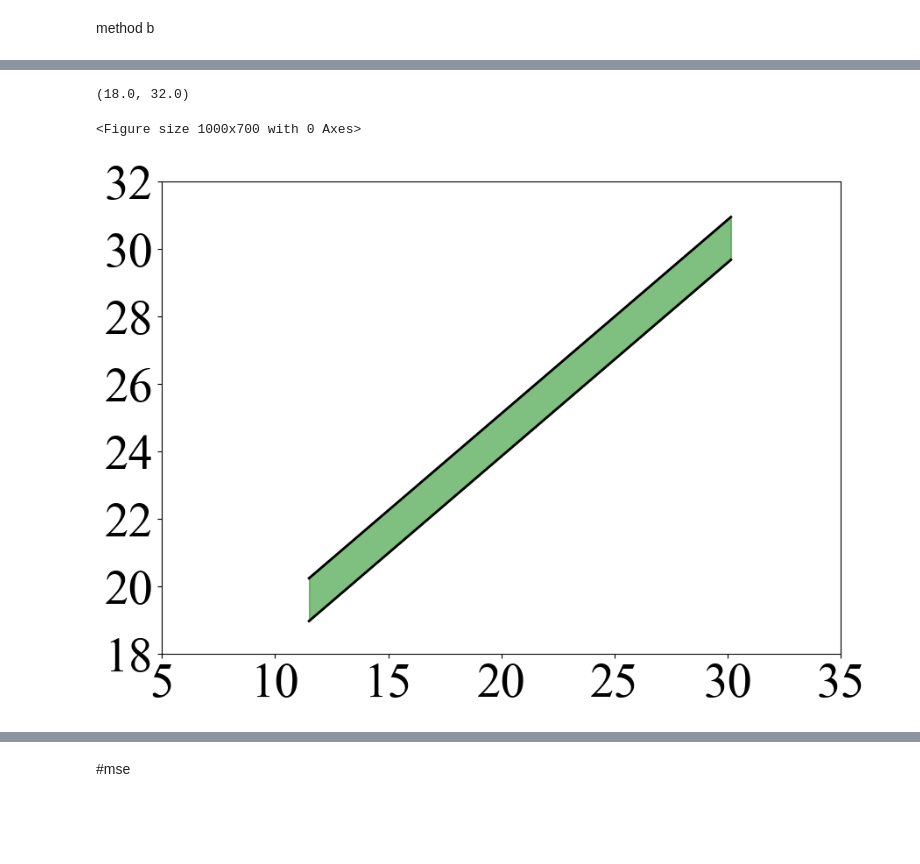
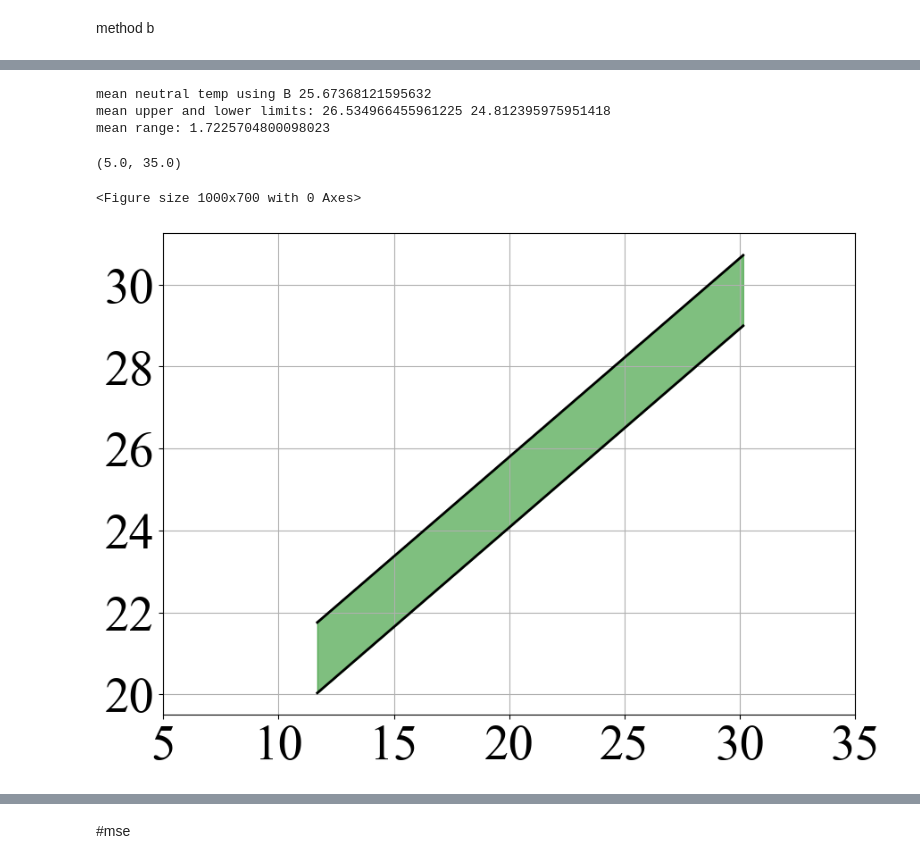
Before and after one commit to ruijis/causal-thinking-neutral-temperature, a Jupyter notebook: two-linear-regressions.ipynb, the cells around one changed output, grey strips where cells are left out. Saved outputs shown, nothing was run; the diff lists cells and outputs as text; code cells hidden in the pictures; blank space fills up the shorter version.

```diff
--- a/two-linear-regressions.ipynb
+++ b/two-linear-regressions.ipynb
@@ -423,8 +423,8 @@ def neutral_temp_a(bldg):
         intercept = lm_result.params['Intercept']
         # check whether the slope is significant
         if lm_result.pvalues['top'] < 0.05:
-            a = lm_result.params['top']
-            b = lm_result.params['Intercept']
+            a = slope
+            b = intercept
             n_t = -b / a
             t_80_up = (0.85-b)/a
             t_80_low = (-0.85-b)/a
@@ -442,9 +442,9 @@ def neutral_temp_b(bldg):
         slope = lm_result.params['thermal_sensation']
         intercept = lm_result.params['Intercept']
         # check whether the slope is significant
-        if lm_result.pvalues['Intercept'] < 0.05:
-            a = lm_result.params['thermal_sensation']
-            b = lm_result.params['Intercept']
+        if lm_result.pvalues['thermal_sensation'] < 0.05:
+            a = slope
+            b = intercept
             n_t = b
             t_80_up = 0.85*a + b
             t_80_low = (-0.85)*a + b
@@ -730,7 +762,7 @@ print(len(df_bldg[df_bldg['cooling_type'] == 'Naturally Ventilated'][df_bldg['sl
 # create a buliding id list for buildings with negative slope_a or slope_b
 bldg_id_neg = df_bldg[(df_bldg['slope_a'] < 0) | (df_bldg['slope_b'] < 0)]['building_id'].tolist()
 # remove the buildings of bldg_id_neg from df_bldg
-# df_bldg = df_bldg[~df_bldg['building_id'].isin(bldg_id_neg)].copy()
+df_bldg = df_bldg[~df_bldg['building_id'].isin(bldg_id_neg)].copy()
 # %%
 # get rid of all nan values in the n_t_a column
 df_bldg_sig_a = df_bldg[~df_bldg['n_t_a'].isna()]
@@ -1549,2 +1545,6 @@ plt.rcParams['font.family'] = 'Times New Roman'
 # %% [markdown]
 method b
+# %%
+# only keep office buildings
+df_bldg_nv_b = df_bldg_nv_b[df_bldg_nv_b['building_type'] == 'office'].copy()
+len(df_bldg_nv_b)
@@ -1569,3 +1582,15 @@ the weigted regression fitted line intercept (b) is 12.53
+# %%
+n_b = df_bldg_nv_b['n_t_b'].mean()
+up_b = df_bldg_nv_b['t_80_up_b'].mean()
+low_b = df_bldg_nv_b['t_80_low_b'].mean()
+range_b = df_bldg_nv_b['t_80_diff_b'].mean()
+print("mean neutral temp using B", n_b)
+print("mean upper and lower limits:",up_b, low_b)
+print("mean range:", range_b)
+# %% [output]
+mean neutral temp using B 25.67368121595632
+mean upper and lower limits: 26.534966455961225 24.812395975951418
+mean range: 1.7225704800098023
 # %%
 # plot the same diagram as ACM
 # plot two lines, one with the up_b_slope and up_b_intercept, and another with the low_b_slope and low_b_intercept
@@ -1575,34 +1600,34 @@ sort_index = np.argsort(t_out_combined)
 t_out_combined = t_out_combined[sort_index]
 up_line = (middle_b_slope*t_out_combined+middle_b_intercept+range_b/2)[sort_index]
 low_line = (middle_b_slope*t_out_combined+middle_b_intercept-range_b/2)[sort_index]
 
 # draw grey band between the two lines
 plt.figure(figsize=(10, 7))
 plt.plot(t_out_combined, middle_b_slope*t_out_combined+middle_b_intercept+range_b/2, color='black', linewidth=2)
 plt.plot(t_out_combined, middle_b_slope*t_out_combined+middle_b_intercept-range_b/2, color='black', linewidth=2)
 
 plt.fill_between(t_out_combined, middle_b_slope*t_out_combined+middle_b_intercept+range_b/2, middle_b_slope*t_out_combined+middle_b_intercept-range_b/2, color='green', alpha=0.5)
 plt.xlabel('', fontsize=40)
 plt.ylabel("", rotation=90, fontsize=40)
 plt.xticks(fontsize=40)
 plt.yticks(fontsize=40)
 plt.grid(True)
 plt.rcParams['font.family'] = 'Times New Roman'
 
 # # Move y-axis label to the top and adjust the distance
 # ax = plt.gca()
 # ax.xaxis.set_label_coords(1, -0.1)
 # ax.yaxis.set_label_coords(-0.08, 1)
 # # alighn label right in the text box
 # ax.yaxis.get_label().set_ha('right')  # this line is added for horizontal alignment to the right
 # ax.xaxis.get_label().set_ha('right')  # this line is added for horizontal alignment to the right
 
 # plt.title('naturally ventialted buildings using method b', fontsize=40)
-plt.grid(False)
+plt.grid(True)
 # set the x-axis range from 5 to 35 and y-axis range from 14 to 32
 plt.xlim(5, 35)
-plt.ylim(18, 32)
+# plt.ylim(18, 34)
 # %% [output]
-(18.0, 32.0)
+(5.0, 35.0)
 <Figure size 1000x700 with 0 Axes>
-[figure, old version]
+[figure, new version]
```
Also changed, not shown: parts of 47 cells of this notebook, 9 other files.
